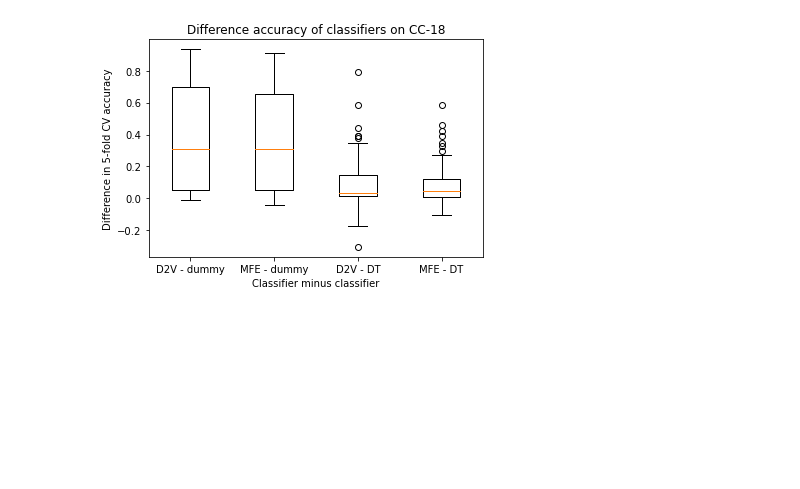
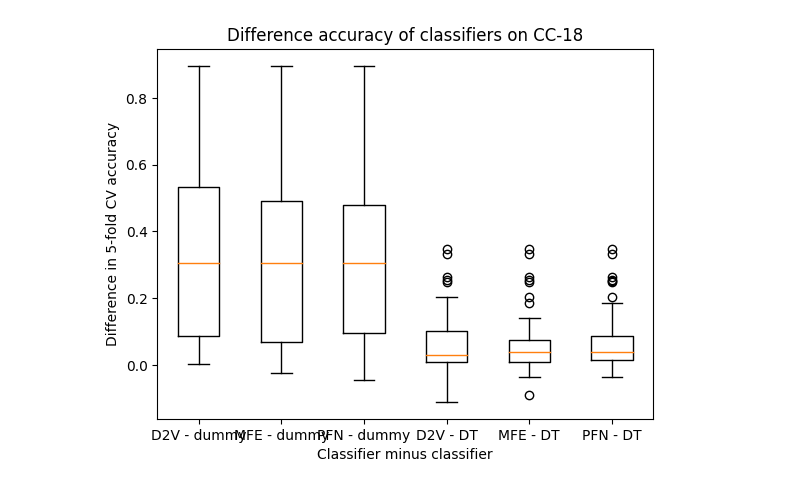
Before and after one commit to Hebog/dataset_similarity, a Jupyter notebook: similarity_evaluation/Ranking_evaluation.ipynb, the cells around one changed output. Saved outputs shown, nothing was run; the diff lists cells and outputs as text; code cells hidden in the pictures; blank space fills up the shorter version.

```diff
--- a/similarity_evaluation/Ranking_evaluation.ipynb
+++ b/similarity_evaluation/Ranking_evaluation.ipynb
@@ -6,7 +6,7 @@ import matplotlib.pyplot as plt
 import openml
 import seaborn as sns
 # %%
-df_eval = pd.read_csv("similarity_evaluation.csv")
+df_eval = pd.read_csv("similarity_evaluation_pfn.csv")
 df_eval = df_eval.drop("Unnamed: 0", axis=1)
 # %%
 fig, ax = plt.subplots()
@@ -23,19 +23,22 @@ fig.savefig("plots/accuracy.png", dpi=300)
 # %%
 df_eval['d2v_diff_dummy'] = df_eval["d2v_clf"]-df_eval["dummy_clf"]
 df_eval['mfe_diff_dummy'] = df_eval["mfe_clf"]-df_eval["dummy_clf"]
+df_eval['pfn_diff_dummy'] = df_eval["pfn_clf"]-df_eval["dummy_clf"]
+
 df_eval['d2v_diff_dt'] = df_eval["d2v_clf"]-df_eval["dt_clf"]
 df_eval['mfe_diff_dt'] = df_eval["mfe_clf"]-df_eval["dt_clf"]
+df_eval['pfn_diff_dt'] = df_eval["pfn_clf"]-df_eval["dt_clf"]
 # %%
 fig, ax = plt.subplots()
 
-res_arr = [df_eval[col].dropna() for col in ['d2v_diff_dummy', 'mfe_diff_dummy', 'd2v_diff_dt','mfe_diff_dt']]
+res_arr = [df_eval[col].dropna() for col in ['d2v_diff_dummy', 'mfe_diff_dummy','pfn_diff_dummy', 'd2v_diff_dt','mfe_diff_dt', 'pfn_diff_dt']]
 ax.boxplot(res_arr)
-ax.set_xticklabels(['d2v_diff_dummy', 'mfe_diff_dummy', 'd2v_diff_dt','mfe_diff_dt'])
+ax.set_xticklabels(['d2v_diff_dummy', 'mfe_diff_dummy','pfn_diff_dummy', 'd2v_diff_dt','mfe_diff_dt', 'pfn_diff_dt'])
 
-ax.set_xticklabels(['D2V - dummy', 'MFE - dummy', 'D2V - DT', 'MFE - DT'])
+ax.set_xticklabels(['D2V - dummy', 'MFE - dummy','PFN - dummy', 'D2V - DT', 'MFE - DT', 'PFN - DT'])
 ax.set_ylabel("Difference in 5-fold CV accuracy")
 ax.set_xlabel("Classifier minus classifier")
 ax.set_title("Difference accuracy of classifiers on CC-18");
 fig.savefig("plots/accuracy_diff.png", dpi=300)
 # %% [output]
-[figure, old version]
+[figure, new version]
```
Also changed, not shown: parts of 7 cells of this notebook, 5 other files.
